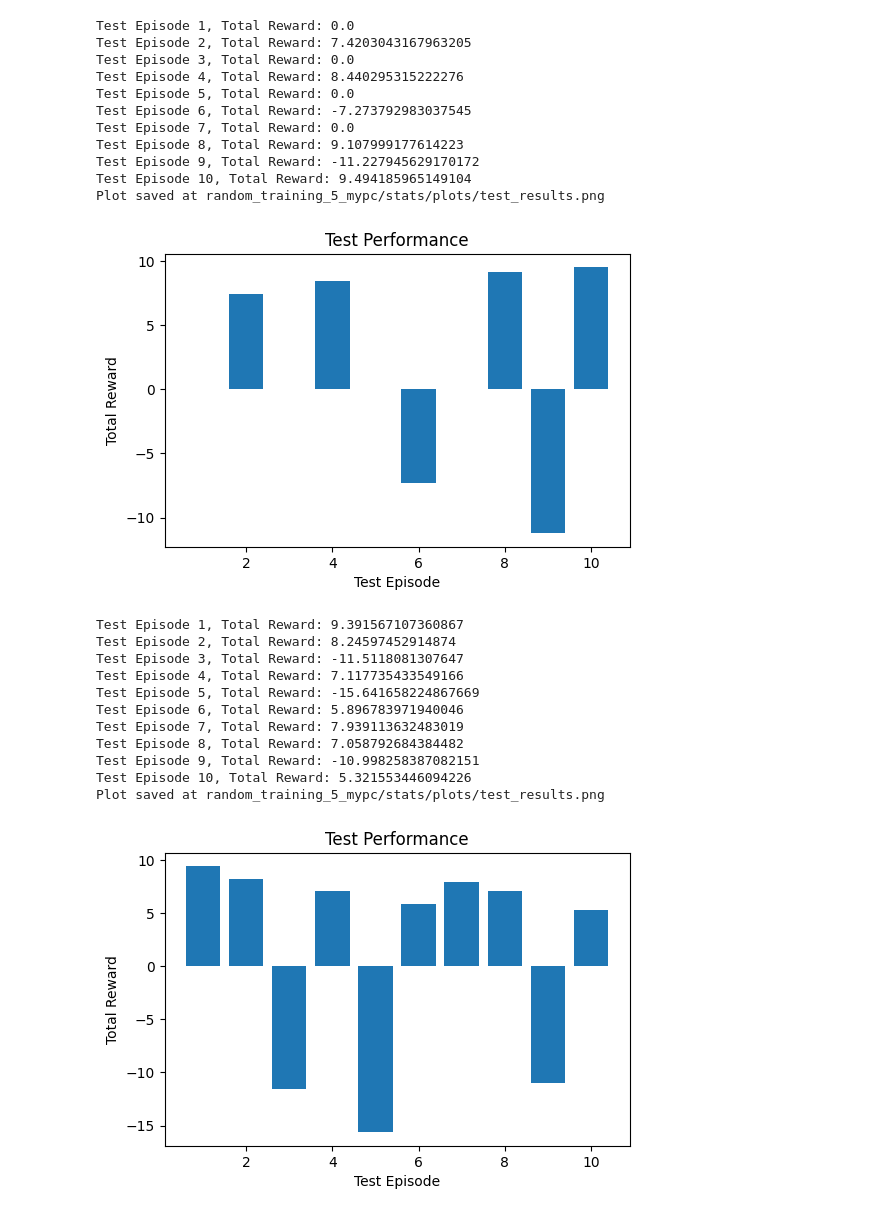
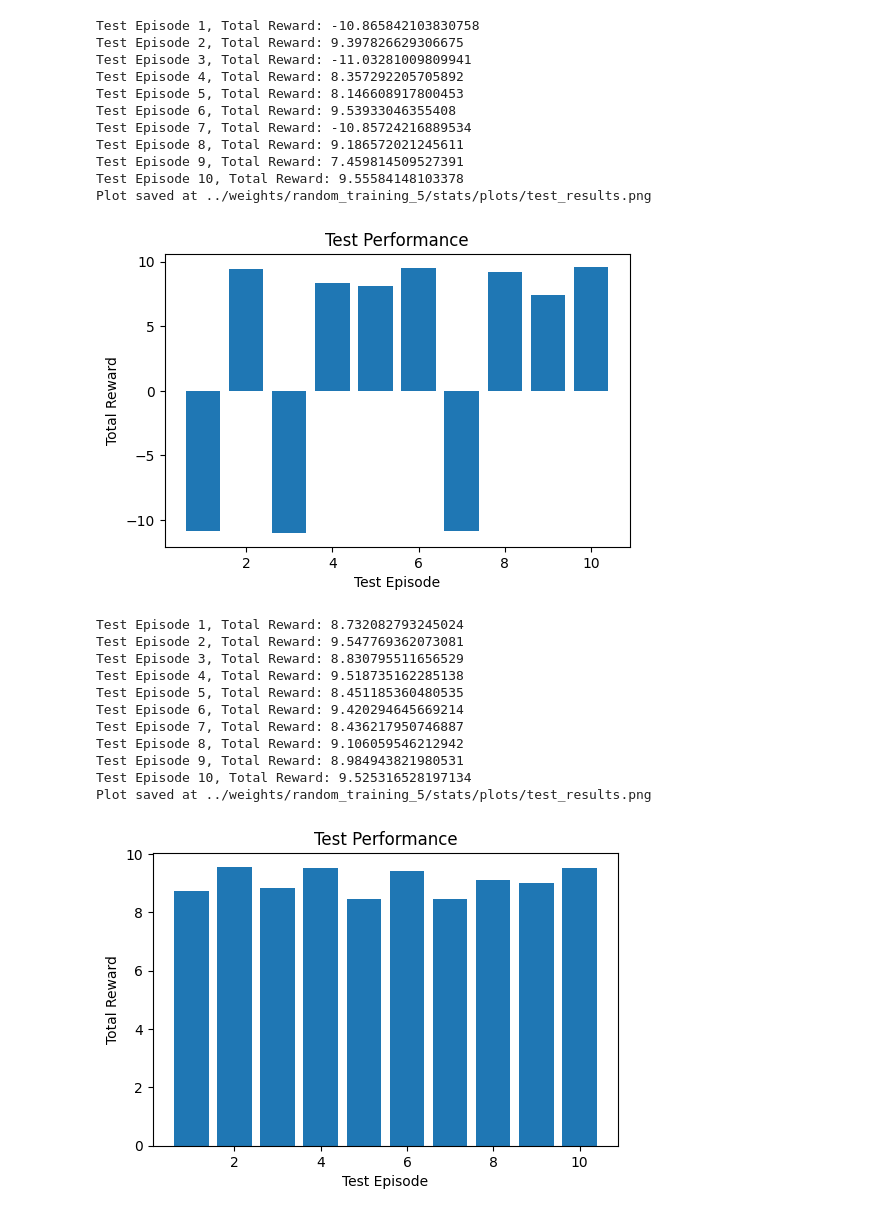
Before and after one commit to JoJoBarthold2/hockey-en-mallorca, a Jupyter notebook: src/hockey-env/test_agent_on_hockey_after_training.ipynb, the cells around one changed output. Saved outputs shown, nothing was run; the diff lists cells and outputs as text; code cells hidden in the pictures.

Commit message:
results for random training 3,4,5 tests

```diff
--- a/src/hockey-env/test_agent_on_hockey_after_training.ipynb
+++ b/src/hockey-env/test_agent_on_hockey_after_training.ipynb
@@ -26,7 +27,7 @@ seed = SEED_TRAIN_1
 USE_MORE_ACTIONS = True
 # %%
 reload(h_env)
-env_name = "random_training_5_mypc"
+env_name = "../weights/random_training_5"
 env = h_env.HockeyEnv()
 h_env.HockeyEnv().seed(seed)
 
@@ -38,10 +39,7 @@ else:
     action_space = env.discrete_action_space
 
 agent = Dueling_DDQN_Agent(state_space, action_space, seed = seed, eps = 0.01, learning_rate = 0.0001, hidden_sizes = [256, 256], n_steps = 5)
-agent.Q.load(env_name, "episode_1000")
-
-#opponent = RandomAgent(seed)
-opponent = h_env.BasicOpponent()
+agent.Q.load(env_name)
 
 stats, losses = sf.load_stats(env_name)
 # %% [output]
@@ -92,7 +159,7 @@ Plot saved at random_training_5_mypc/stats/plots/match_evolution.png
 test_episodes = len(SEEDS_TEST)
 test_rewards = []
 
-opponent = RandomAgent(seed)
+opponent = h_env.BasicOpponent()
 
 max_steps = 30000
 
@@ -140,30 +207,30 @@ for episode in range(test_episodes):
     print(f"Test Episode {episode+1}, Total Reward: {total_reward}")
 
     if frames:
-        os.makedirs(f"{env_name}/test_gifs", exist_ok=True)
-        imageio.mimsave(f"{env_name}/test_gifs/test_episode_{episode+1}_random.gif", frames, fps=30)
+        os.makedirs(f"{env_name}/test_gifs/weak", exist_ok=True)
+        imageio.mimsave(f"{env_name}/test_gifs/weak/test_episode_{episode+1}.gif", frames, fps=30)
 
 env.close()
 
-sf.save_test_results(env_name, test_rewards)
+sf.save_test_results(env_name, test_rewards, name = "test_results_weak")
 # %% [output]
-Test Episode 1, Total Reward: 0.0
-Test Episode 2, Total Reward: 7.4203043167963205
-Test Episode 3, Total Reward: 0.0
-Test Episode 4, Total Reward: 8.440295315222276
-Test Episode 5, Total Reward: 0.0
-Test Episode 6, Total Reward: -7.273792983037545
-Test Episode 7, Total Reward: 0.0
-Test Episode 8, Total Reward: 9.107999177614223
-Test Episode 9, Total Reward: -11.227945629170172
-Test Episode 10, Total Reward: 9.494185965149104
-Plot saved at random_training_5_mypc/stats/plots/test_results.png
+Test Episode 1, Total Reward: -10.865842103830758
+Test Episode 2, Total Reward: 9.397826629306675
+Test Episode 3, Total Reward: -11.03281009809941
+Test Episode 4, Total Reward: 8.357292205705892
+Test Episode 5, Total Reward: 8.146608917800453
+Test Episode 6, Total Reward: 9.53933046355408
+Test Episode 7, Total Reward: -10.85724216889534
+Test Episode 8, Total Reward: 9.186572021245611
+Test Episode 9, Total Reward: 7.459814509527391
+Test Episode 10, Total Reward: 9.55584148103378
+Plot saved at ../weights/random_training_5/stats/plots/test_results.png
-[figure, old version]
+[figure, new version]
 # %%
 test_episodes = len(SEEDS_TEST)
 test_rewards = []
 
-opponent = h_env.BasicOpponent()
+opponent = h_env.BasicOpponent(weak=False)
 
 max_steps = 30000
 
@@ -188,48 +255,48 @@ for episode in range(test_episodes):
             frames.append(frame)
 
         #a1 = env.discrete_to_continous_action(agent.perform_greedy_action(state))
         a1 = agent.perform_greedy_action(state, eps = 0.0)
         a2 = opponent.act(obs_agent2)
 
         if(USE_MORE_ACTIONS):
             a1_cont = MORE_ACTIONS[a1]
         else:
             a1_cont = env.discrete_to_continous_action(a1)
 
         full_action = np.hstack([a1_cont, a2])
 
         next_state, reward, done, truncated, _ = env.step(full_action)
 
         total_reward += reward
 
         state = next_state
         obs_agent2 = env.obs_agent_two()
 
         if done or truncated: break
 
     test_rewards.append(total_reward)
     print(f"Test Episode {episode+1}, Total Reward: {total_reward}")
 
     if frames:
-        os.makedirs(f"{env_name}/test_gifs", exist_ok=True)
-        imageio.mimsave(f"{env_name}/test_gifs/test_episode_{episode+1}_weak.gif", frames, fps=30)
+        os.makedirs(f"{env_name}/test_gifs/nonweak", exist_ok=True)
+        imageio.mimsave(f"{env_name}/test_gifs/nonweak/test_episode_{episode+1}.gif", frames, fps=30)
 
 env.close()
 
-sf.save_test_results(env_name, test_rewards)
+sf.save_test_results(env_name, test_rewards, name = "test_results_nonweak")
 # %% [output]
-Test Episode 1, Total Reward: 9.391567107360867
-Test Episode 2, Total Reward: 8.24597452914874
-Test Episode 3, Total Reward: -11.5118081307647
-Test Episode 4, Total Reward: 7.117735433549166
-Test Episode 5, Total Reward: -15.641658224867669
-Test Episode 6, Total Reward: 5.896783971940046
-Test Episode 7, Total Reward: 7.939113632483019
-Test Episode 8, Total Reward: 7.058792684384482
-Test Episode 9, Total Reward: -10.998258387082151
-Test Episode 10, Total Reward: 5.321553446094226
-Plot saved at random_training_5_mypc/stats/plots/test_results.png
+Test Episode 1, Total Reward: 8.732082793245024
+Test Episode 2, Total Reward: 9.547769362073081
+Test Episode 3, Total Reward: 8.830795511656529
+Test Episode 4, Total Reward: 9.518735162285138
+Test Episode 5, Total Reward: 8.451185360480535
+Test Episode 6, Total Reward: 9.420294645669214
+Test Episode 7, Total Reward: 8.436217950746887
+Test Episode 8, Total Reward: 9.106059546212942
+Test Episode 9, Total Reward: 8.984943821980531
+Test Episode 10, Total Reward: 9.525316528197134
+Plot saved at ../weights/random_training_5/stats/plots/test_results.png
-[figure, old version]
+[figure, new version]
 # %%
 test_episodes = len(SEEDS_TEST)
 test_rewards = []
```
Also changed, not shown: parts of 9 cells of this notebook, 6 other files.
